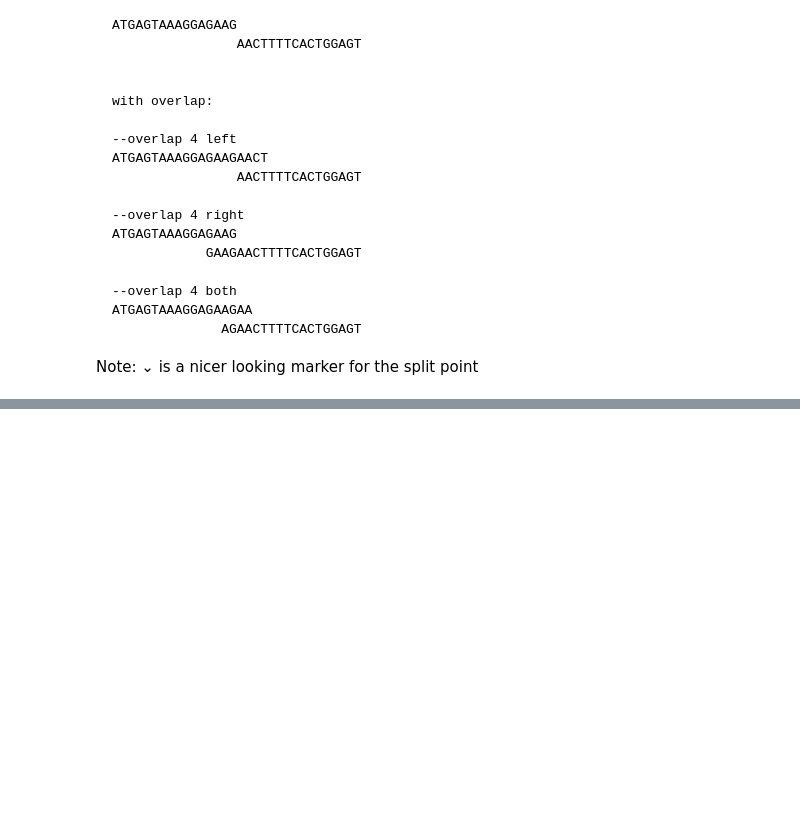
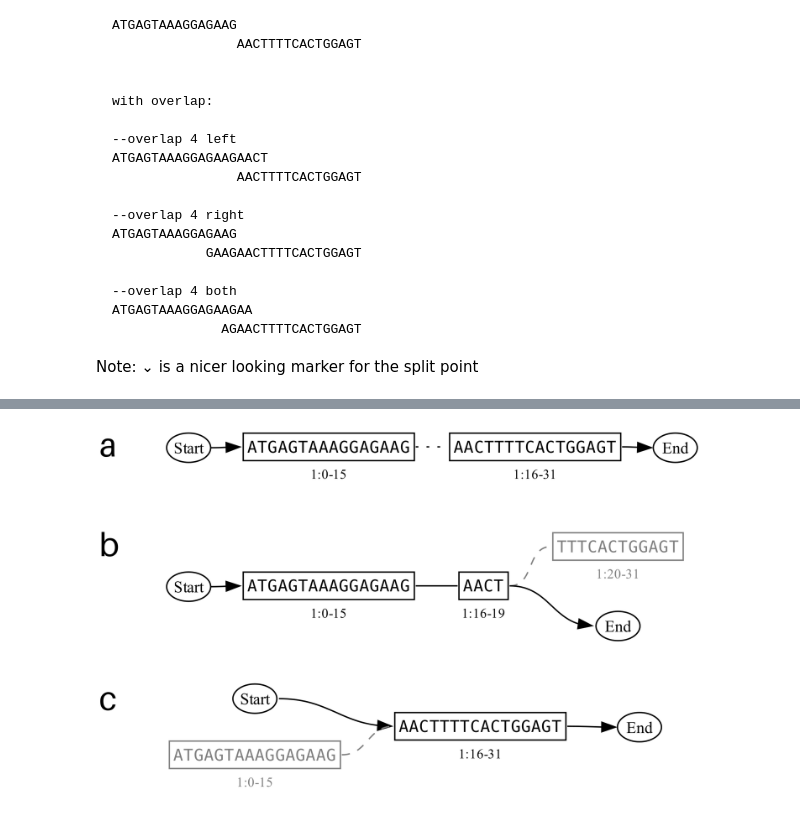
Before and after one commit to ginkgobioworks/gen, a Jupyter notebook: docs/figures/operators.ipynb, the cells around one changed output, grey strips where cells are left out. Cells and saved outputs as stored; diff of their text form; code cells hidden in the pictures; blank space fills up the shorter version.

```diff
--- a/docs/figures/operators.ipynb
+++ b/docs/figures/operators.ipynb
@@ -394,0 +367,33 @@ G_left.render_block_graph('operators/stitch_left.dot', minimize=False)
+# %%
+split_pos = 15
+overlap = 4
+
+panels = []
+G_ref.remove_highlights()
+
+G_start = deepcopy(G_ref)
+G_start.add_edge(('1', split_pos), ('1', split_pos+1))
+
+# Left overlap = overlap is attached only to the left part
+edge_styling = {('1.0','1.16'):{'arrowhead':'none', 'style':'dotted'}}
+panels.append(G_start.render_block_graph(format='png', edge_attributes=edge_styling, ranksep=0.3))
+
+G_left = move_pointer(G_ref, pointer='end', position=split_pos+overlap)
+G_left.add_edge(('1', split_pos), ('1', split_pos+1))
+edge_styling = {('1.0','1.16'):{'arrowhead':'none'},
+                ('1.16','1.20'):{'style':'dashed', 'color':'gray50', 'arrowhead':'none'}}
+node_styling = {'1.20':{'color':'gray50', 'fontcolor':'gray50'}}
+panels.append(G_left.render_block_graph(format='png', prune=False, align_blocks=False, ranksep=0.3,
+                                        edge_attributes=edge_styling, node_attributes=node_styling,
+                                        graph_attributes={'ranksep':0.3}))
+
+G_right = move_pointer(G_ref, pointer='start', position=split_pos+1)
+G_right.add_edge(('1', split_pos), ('1', split_pos+1))
+edge_styling = {('1.0','1.16'):{'arrowhead':'none', 'style':'dashed', 'color':'gray50'}}
+node_styling = {'1.0':{'color':'gray50', 'fontcolor':'gray50'}}
+panels.append(G_right.render_block_graph(format='png', prune=False, align_blocks=False,
+                                         edge_attributes=edge_styling, node_attributes=node_styling))
+
+combine_images(panels,'operators/split_left.png')
+# %% [output]
+[figure, added]
```
Also changed, not shown: parts of 9 cells of this notebook, 13 other files.
